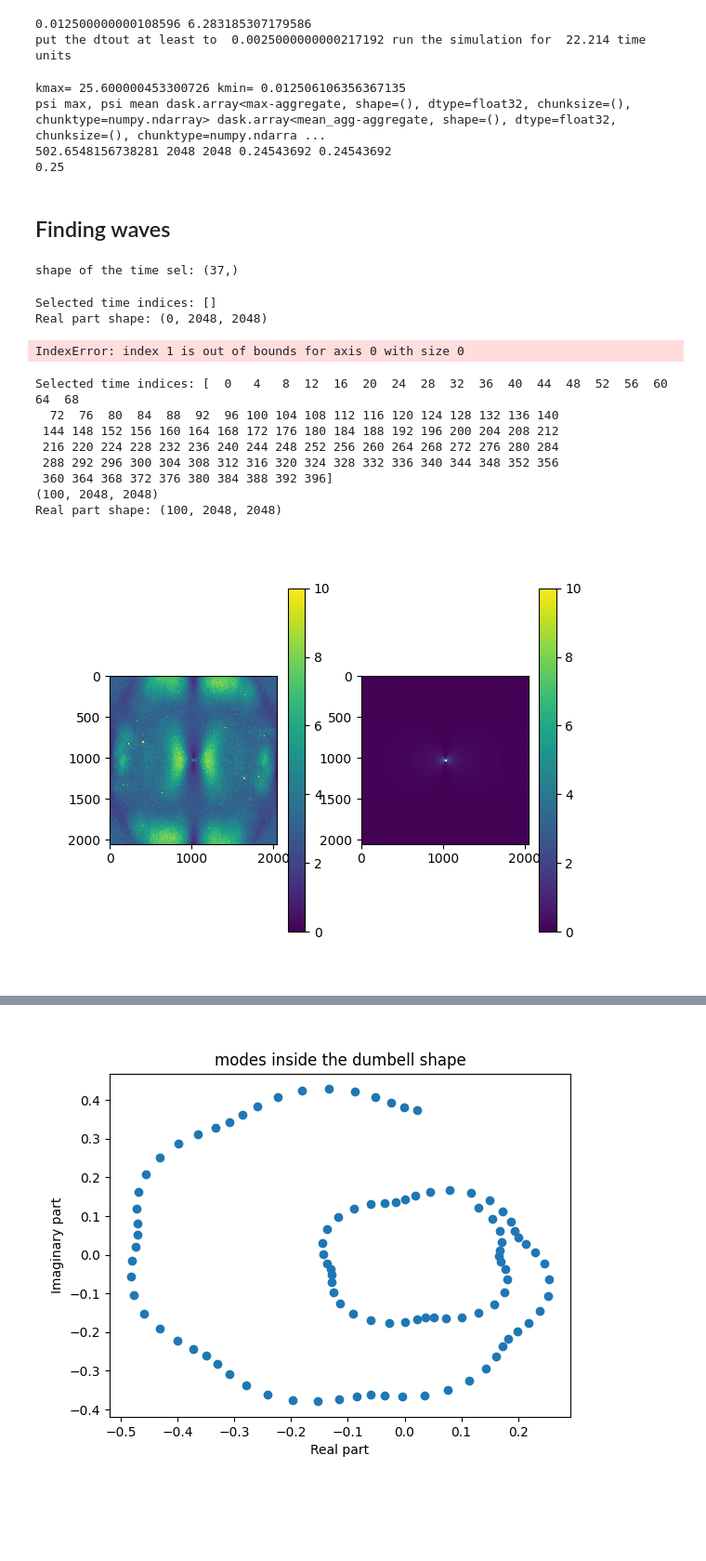
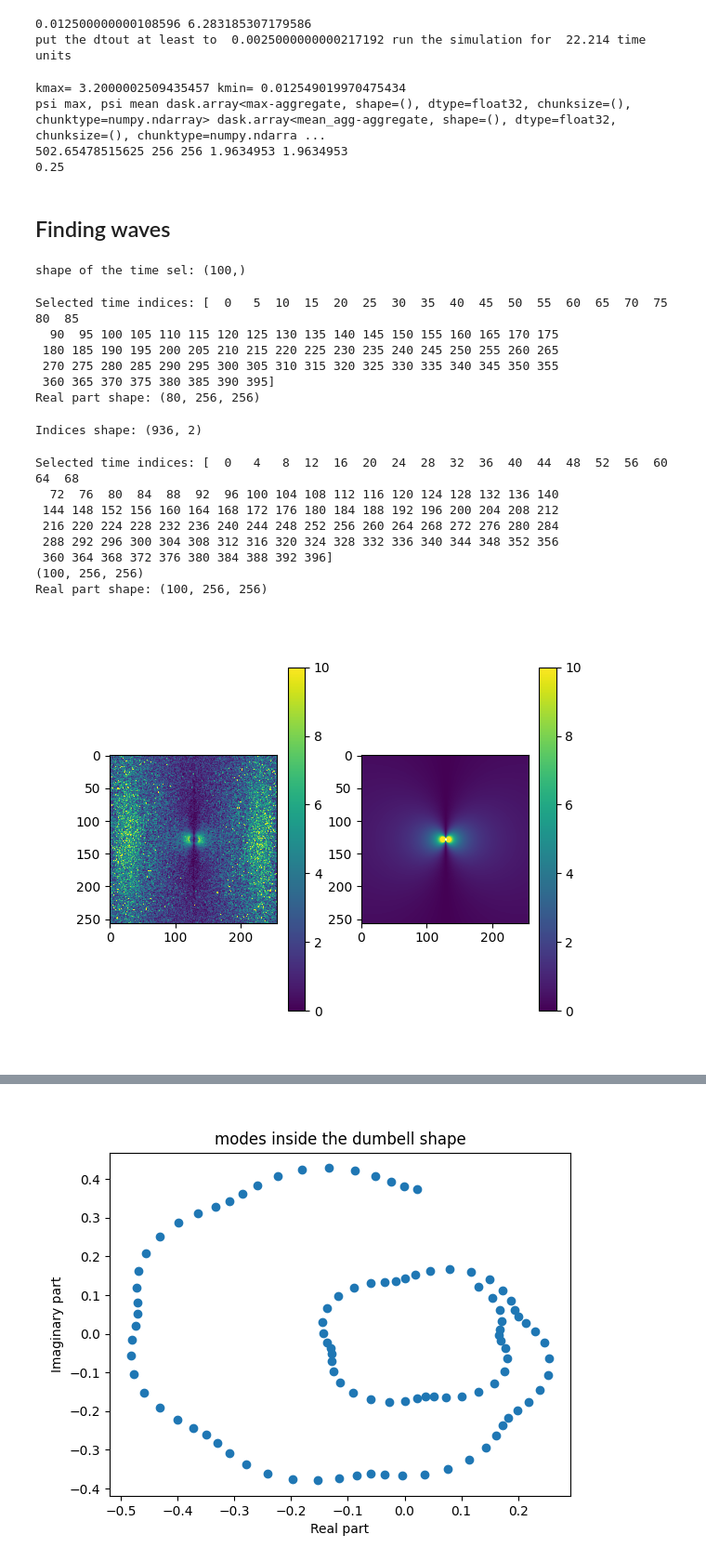
Before and after one commit to LennardMiller/Stage_M2, a Jupyter notebook: Rossby_diag.ipynb, the cells around one changed output, grey strips where cells are left out. Shown at 93% size. Drawn from its saved outputs; the diff is of its cells as text; code cells hidden in the pictures; blank space fills up the shorter version.

```diff
--- a/Rossby_diag.ipynb
+++ b/Rossby_diag.ipynb
@@ -485,7 +485,7 @@ import xarray as xr
 n = 619
 
 # Choose between 'local' or 'dahu'
-where = 'dahu'
+where = 'dahu_downsized'
 
 # Reading the netcdf file
 if where == 'local':
@@ -497,9 +497,20 @@ if where == 'local':
 elif where == 'dahu':
     simu_name = 'dahu_' + str(n)
     Path = '/home/massoale/Simu_Test/simu_dahu/simu_dahu' + str(n) + '/outdir_0001/'
+
+elif where == 'dahu_downsized':
+    simu_name = 'dahu_' + str(n)
+    Path = '/home/massoale/Simu_Test/simu_dahu/simu_dahu' + str(n) + '/outdir_downsized/'
+    Path_bis = '/home/massoale/Simu_Test/simu_dahu/simu_dahu' + str(n) + '/outdir_0001/'
+
 else:
     print('Error: where not recognized')
     sys.exit()
+
+print('la simulation chargée est: ' + simu_name)
+print("depuis: " + where)
+
+filenames = ['/vars.nc']
 
 print('la simulation chargée est: ' + simu_name)
 print("depuis: " + where)
@@ -517,26 +528,31 @@ x = dataset['x'].data
 y = dataset['y'].data
 psi = dataset['psi'].isel(time=slice(-400, -1), level=0).data
 q = dataset['q'].isel(time=slice(-400, -1), level=0).data
+if where == 'dahu_downsized':
+    param = io.read_params(Path_bis)
+    nx = 256
+    ny = 256
 
-# Lecture des paramètres :
-param = io.read_params(Path)
-print(param)
+    param['NX'] = nx
+    param['NY'] = ny
+else:
+    param = io.read_params(Path)
+    nx = int(param['NX'])
+    ny = int(param['NY'])
+
 f0 = param['f0']
 beta = param['beta']
 hEkb = param['hEkb']
 dh = param['dh'][0]
 Lx = param['Lx']
-nx = int(param['NX'])
-ny = int(param['NY'])
 k_f = param['k_f']
 sigma_f = param['sigma_f']
 bc_fac = param['bc_fac']
 nu_hyper = param['nu_hyper']
 n_hyper = param['n_hyper']
 dt_out = param['dt_out']
-
+print(param)
 plt.figure()
 plt.imshow(psi[-2, :, :])
-print(np.shape(t))
 # %% [output]
 la simulation chargée est: dahu_619
@@ -592,9 +610,9 @@ U=np.sqrt(epsilon/r)
 k_rhines= np.sqrt(beta/U)
 print(k_rhines)
 # %% [output]
-kmax= 25.600000453300726 kmin= 0.012506106356367135
+kmax= 3.2000002509435457 kmin= 0.012549019970475434
 psi max, psi mean dask.array<max-aggregate, shape=(), dtype=float32, chunksize=(), chunktype=numpy.ndarray> dask.array<mean_agg-aggregate, shape=(), dtype=float32, chunksize=(), chunktype=numpy.ndarra ...
-502.6548156738281 2048 2048 0.24543692 0.24543692
+502.65478515625 256 256 1.9634953 1.9634953
 0.25
 # %% [markdown]
 ## Finding waves
@@ -617,7 +635,7 @@ psi_fft = np.fft.fft2(psi[time_sel,:,:])*2/(nx*ny)
 #print("modes found:",len(k_mode))
 #kl_pairs = np.array(list(zip(k_mode, l_mode)))
 # %% [output]
-shape of the time sel: (37,)
+shape of the time sel: (100,)
 # %%
 # import dask.array as da
 # import dask
@@ -819,7 +837,7 @@ def pulsation_casferme(psi,t,t_sel):
     pulsation_observed_brut = np.imag(np.conj(psi[1:-1]) * dpsi_dt) / np.abs(psi[1:-1])**2
     pulsation_var = pulsation_observed_brut**2
 
-    return np.mean(pulsation_observed_brut,axis=0),pulsation_var
+    return np.mean(pulsation_observed_brut,axis=0),np.mean(pulsation_var,axis=0)
 # %%
 #Criterium:
 epsilon=0.3
@@ -827,7 +845,7 @@ epsilon=0.3
 #for epsilon in np.arange(0.1, 0.8, 0.1):
 
 # List of the indices for the time of each snapshots
-time_sel_tab = np.arange(1000, len(t), 1)
+time_sel_tab = np.arange(0, len(t), 5)
 print("Selected time indices:", time_sel_tab)
 
 # FFT Calculation
@@ -857,14 +875,18 @@ mean_inv_amp_time = np.abs( np.mean(inv_amp_time, axis=0) )
 condition1 = np.std(np.abs(np.sqrt(real_part_tab**2 + imag_part_tab**2)) , axis=0)\
     /np.mean(np.abs(np.sqrt(real_part_tab**2 + imag_part_tab**2) ), axis=0)<epsilon#0.3#mean_inv_amp_time < 4*np.abs(puls_complex_mat / (np.pi * 2))
 condition2 = std/np.abs(puls_complex_mat) < 0.1
-indices = np.argwhere(condition1 & condition2)
+indices = np.argwhere(condition1 )
 
 print("Indices shape:", np.shape(indices))
 #print(indices)
 # %% [output]
-Selected time indices: []
-Real part shape: (0, 2048, 2048)
+Selected time indices: [  0   5  10  15  20  25  30  35  40  45  50  55  60  65  70  75  80  85
+  90  95 100 105 110 115 120 125 130 135 140 145 150 155 160 165 170 175
+ 180 185 190 195 200 205 210 215 220 225 230 235 240 245 250 255 260 265
+ 270 275 280 285 290 295 300 305 310 315 320 325 330 335 340 345 350 355
+ 360 365 370 375 380 385 390 395]
+Real part shape: (80, 256, 256)
-IndexError: index 1 is out of bounds for axis 0 with size 0
+Indices shape: (936, 2)
 # %%
 #Plotting the error map of the 3rd criterium
 
@@ -880,33 +902,37 @@ fft,Kx,Ky=fft2d_RI(psi,Lx,nx,ny,time_sel_tab)
 real_part_tab=np.real(fft)
 imag_part_tab=np.imag(fft)
 print("Real part shape:", np.shape(real_part_tab))
 
 # Calculate pulsation of Rossby waves
 puls_rossby_mat = np.abs(-(beta * Kx / (Kx**2 + Ky**2)))
 
 # Calculate pulsation
 #puls_complex_mat,puls_var = pulsation_vect_optimized(real_part_tab, imag_part_tab, t, time_sel_tab)
 puls_complex_mat, puls_var = pulsation_casferme(fft, t, time_sel_tab)
 
 #std = np.sqrt(puls_var - puls_complex_mat**2)
 
 # Conditions for selecting modes #(np.abs(np.abs(np.mean(pulsation_observed_brut, axis=0) - np.abs(pulsation_mode_theo))) / np.abs(pulsation_mode_theo)).compute()
+condition1 = np.std(np.abs(np.sqrt(real_part_tab**2 + imag_part_tab**2)) , axis=0)\
+    /np.mean(np.abs(np.sqrt(real_part_tab**2 + imag_part_tab**2) ), axis=0)<epsilon#0.3#mean_inv_amp_time < 4*np.abs(puls_complex_mat / (np.pi * 2))
+condition2 = std/np.abs(puls_complex_mat)
 epsi3=np.abs( (np.abs( puls_complex_mat ) - puls_rossby_mat ) ) / puls_rossby_mat
+#epsi3=np.abs(puls_complex_mat)<2*puls_rossby_mat
 plt.figure()
 plt.subplot(121)
 plt.imshow(np.abs(puls_complex_mat),vmax=10)
 plt.colorbar()
 plt.subplot(122)
 plt.imshow(puls_rossby_mat,vmax=10)
 plt.colorbar()
 plt.show()
 # %% [output]
 Selected time indices: [  0   4   8  12  16  20  24  28  32  36  40  44  48  52  56  60  64  68
   72  76  80  84  88  92  96 100 104 108 112 116 120 124 128 132 136 140
  144 148 152 156 160 164 168 172 176 180 184 188 192 196 200 204 208 212
  216 220 224 228 232 236 240 244 248 252 256 260 264 268 272 276 280 284
  288 292 296 300 304 308 312 316 320 324 328 332 336 340 344 348 352 356
  360 364 368 372 376 380 384 388 392 396]
-(100, 2048, 2048)
-Real part shape: (100, 2048, 2048)
+(100, 256, 256)
+Real part shape: (100, 256, 256)
-[figure, old version]
+[figure, new version]
```
Also changed, not shown: parts of 5 cells of this notebook, 11 other files.
